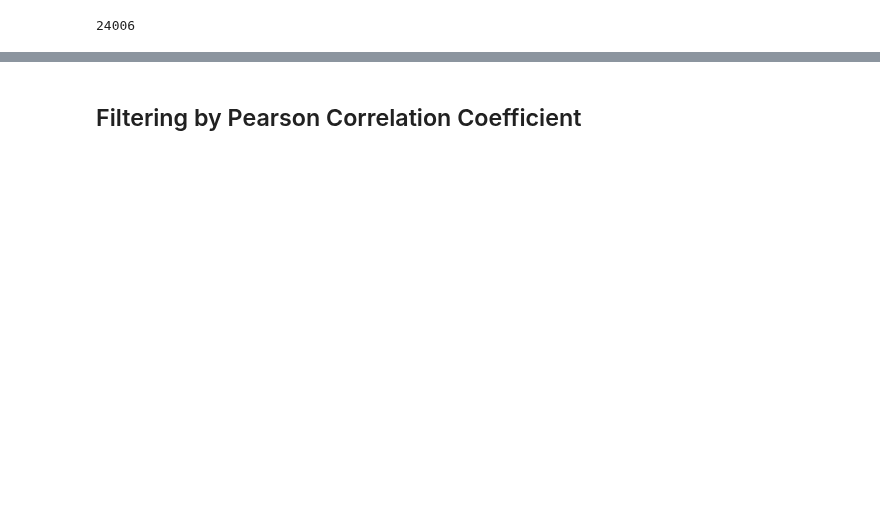
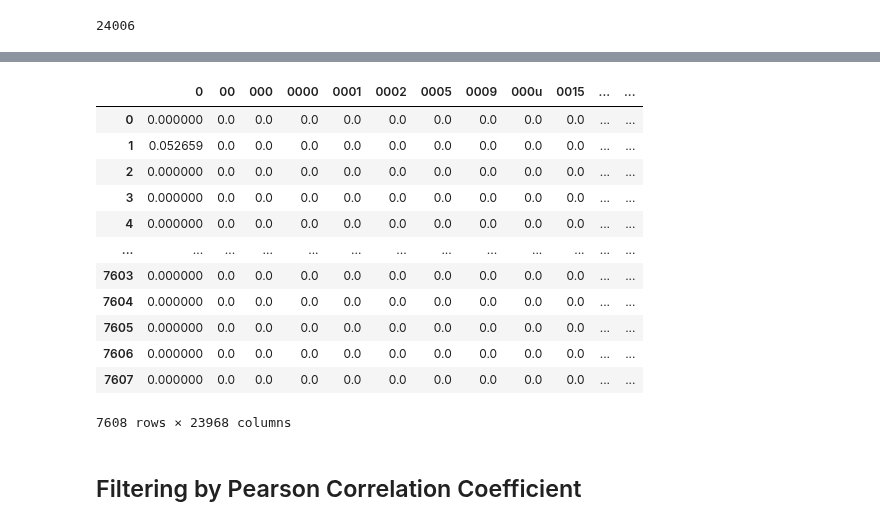
Before and after one commit to anaconda121/NeuraHealth, a Jupyter notebook: Modeling/Logistic-Regression-TFIDF.ipynb, the cells around one changed output, grey strips where cells are left out. Saved outputs shown, nothing was run; the diff lists cells and outputs as text; code cells hidden in the pictures; blank space fills up the shorter version.

```diff
--- a/Modeling/Logistic-Regression-TFIDF.ipynb
+++ b/Modeling/Logistic-Regression-TFIDF.ipynb
@@ -496,3 +460,19 @@ tfidf_valid_features_df_new.drop(columns = 'annotator_label')
+# %%
+tfidf_train_features_df_new
+# %% [output]
+|  | 0 | 00 | 000 | 0000 | 0001 | 0002 | 0005 | 0009 | 000u | 0015 | ... | ... |
+| 0 | 0.000000 | 0.0 | 0.0 | 0.0 | 0.0 | 0.0 | 0.0 | 0.0 | 0.0 | 0.0 | ... | ... |
+| 1 | 0.052659 | 0.0 | 0.0 | 0.0 | 0.0 | 0.0 | 0.0 | 0.0 | 0.0 | 0.0 | ... | ... |
+| 2 | 0.000000 | 0.0 | 0.0 | 0.0 | 0.0 | 0.0 | 0.0 | 0.0 | 0.0 | 0.0 | ... | ... |
+| 3 | 0.000000 | 0.0 | 0.0 | 0.0 | 0.0 | 0.0 | 0.0 | 0.0 | 0.0 | 0.0 | ... | ... |
+| 4 | 0.000000 | 0.0 | 0.0 | 0.0 | 0.0 | 0.0 | 0.0 | 0.0 | 0.0 | 0.0 | ... | ... |
+| ... | ... | ... | ... | ... | ... | ... | ... | ... | ... | ... | ... | ... |
+| 7603 | 0.000000 | 0.0 | 0.0 | 0.0 | 0.0 | 0.0 | 0.0 | 0.0 | 0.0 | 0.0 | ... | ... |
+| 7604 | 0.000000 | 0.0 | 0.0 | 0.0 | 0.0 | 0.0 | 0.0 | 0.0 | 0.0 | 0.0 | ... | ... |
+| 7605 | 0.000000 | 0.0 | 0.0 | 0.0 | 0.0 | 0.0 | 0.0 | 0.0 | 0.0 | 0.0 | ... | ... |
+| 7606 | 0.000000 | 0.0 | 0.0 | 0.0 | 0.0 | 0.0 | 0.0 | 0.0 | 0.0 | 0.0 | ... | ... |
+| 7607 | 0.000000 | 0.0 | 0.0 | 0.0 | 0.0 | 0.0 | 0.0 | 0.0 | 0.0 | 0.0 | ... | ... |
+7608 rows × 23968 columns
 # %%
 full_tfidf = pd.concat([tfidf_train_features_df_new, tfidf_test_features_df_new, tfidf_valid_features_df_new])
 # %% [markdown]
```
Also changed, not shown: parts of 19 cells of this notebook.
